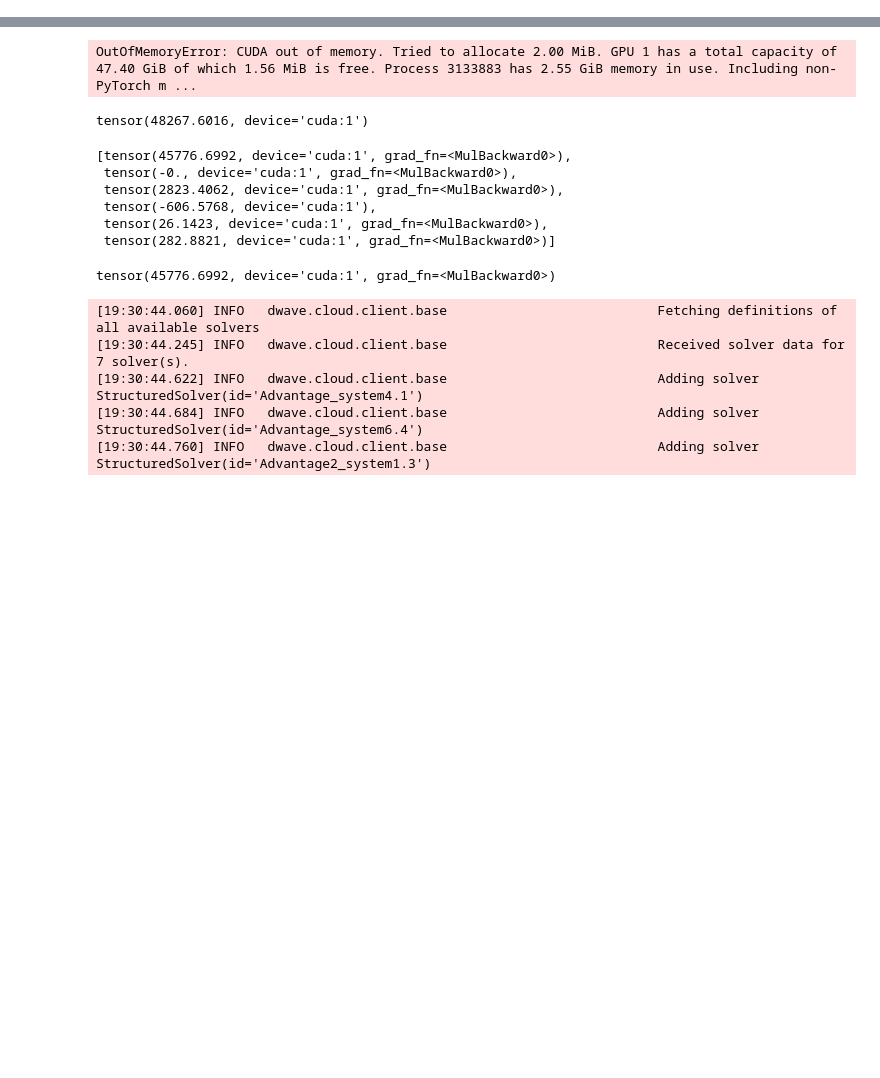
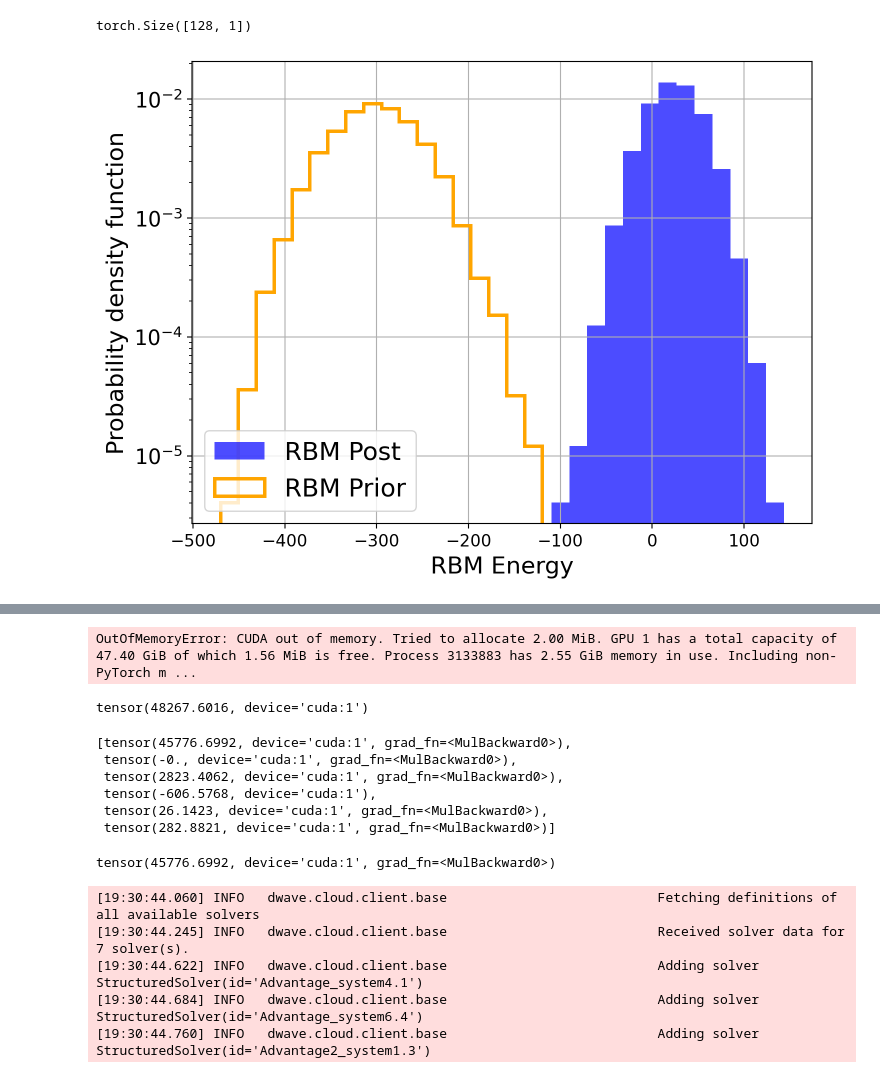
Before and after one commit to QaloSim/CaloQuVAE, a Jupyter notebook: nbJT.ipynb, the cells around one changed output, grey strips where cells are left out. Drawn from its saved outputs; the diff is of its cells as text; code cells hidden in the pictures; blank space fills up the shorter version.

```diff
--- a/nbJT.ipynb
+++ b/nbJT.ipynb
@@ -65,3 +74,11 @@ prior._weight_mask_dict.23 False
+# %%
+rbm_data.shape
+# %% [output]
+torch.Size([128, 1])
+# %%
+plot_rbm_histogram(self.RBM_energy_post, self.RBM_energy_prior)
+# %% [output]
+[figure, added]
 # %%
 self.evaluate(self.data_mgr.test_loader, 0)
 # %% [output]
```
Also changed, not shown: parts of 4 cells of this notebook, 5 other files.
